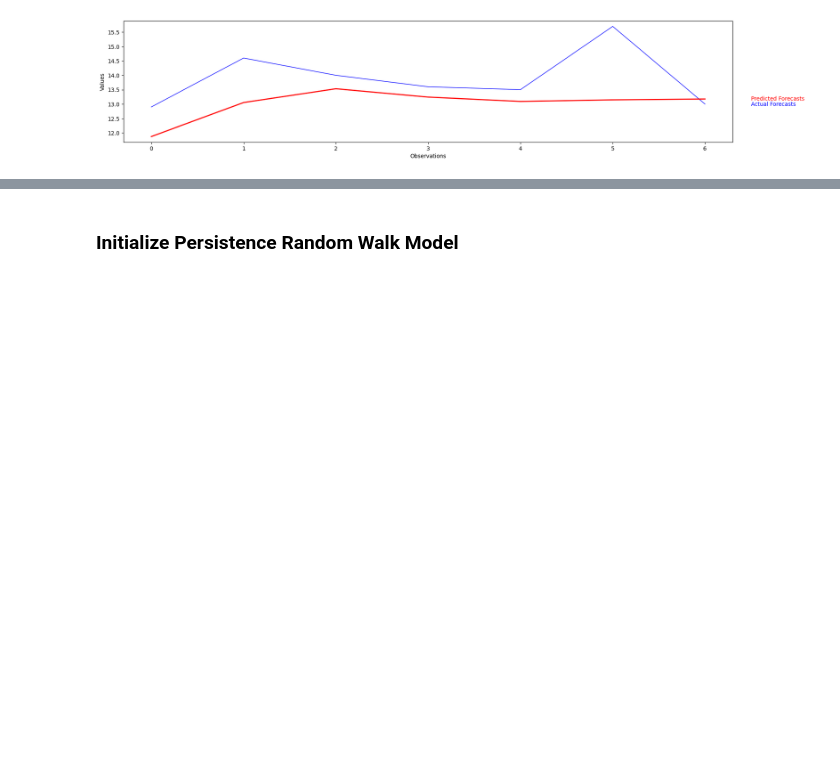
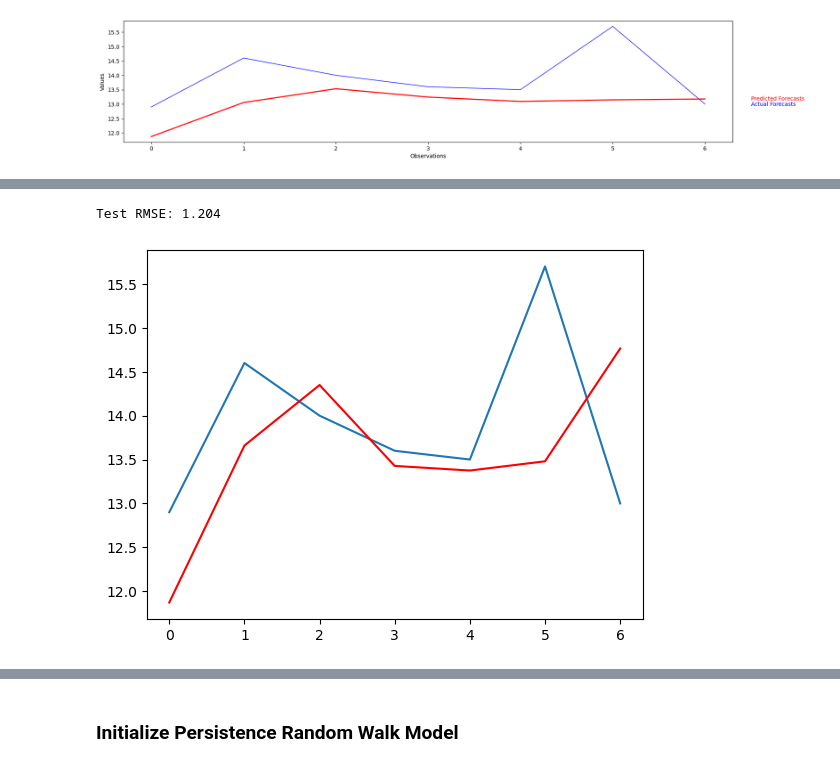
Before and after one commit to Brinkley97/applied_time_series_and_machine_learning, a Jupyter notebook: framework_for_time_series_data/on_hold/reproducing-temperature.ipynb, the cells around one changed output, grey strips where cells are left out. Drawn from its saved outputs; the diff is of its cells as text; code cells hidden in the pictures; blank space fills up the shorter version.

Commit message:
reproducing predictions

```diff
--- a/framework_for_time_series_data/on_hold/reproducing-temperature.ipynb
+++ b/framework_for_time_series_data/on_hold/reproducing-temperature.ipynb
@@ -244,0 +272,7 @@ EvaluationMetric.plot_predictions(y_true_predictons, predictions, lag_to_test)
+# %%
+# train autoregression
+window = 29
+model = AutoReg(train, lags=29)
+model_fit = model.fit()
+coef = model_fit.params
+coef
@@ -244,0 +299,13 @@ EvaluationMetric.plot_predictions(y_true_predictons, predictions, lag_to_test)
+# %%
+# walk forward over time steps in test
+# start_retrain_idx = len(historical_data) - lag_to_test
+# my_history = historical_data[start_retrain_idx:]
+# my_history = [my_history[i] for i in range(len(my_history))]
+# my_history
+
+import numpy as np
+start_retrain_idx = len(historical_data) - lag_to_test
+my_history = historical_data[start_retrain_idx:].values.tolist()
+for i in range(len(my_history)):
+    my_history[i] = np.array(my_history[i])
+my_history
@@ -244,0 +330,16 @@ EvaluationMetric.plot_predictions(y_true_predictons, predictions, lag_to_test)
+# %%
+predictions = list()
+
+for t in range(len(test)):
+    length = len(my_history)
+    lag = [my_history[i] for i in range(length-window,length)]
+    print(lag)
+
+    yhat = coef[0]
+    for d in range(window):
+        # print(d + 1, window-d-1)
+        yhat += coef[d+1] * lag[window-d-1]
+        obs = test[t]
+    predictions.append(yhat)
+    my_history.append(obs)
+    print('predicted=%f, expected=%f' % (yhat, obs))
@@ -244,0 +386,10 @@ EvaluationMetric.plot_predictions(y_true_predictons, predictions, lag_to_test)
+# %%
+rmse = sqrt(mean_squared_error(test, predictions))
+print('Test RMSE: %.3f' % rmse)
+# plot
+pyplot.plot(test)
+pyplot.plot(predictions, color='red')
+pyplot.show()
+# %% [output]
+Test RMSE: 1.204
+[figure, added]
```
Also changed, not shown: parts of 12 cells of this notebook, 2 other files.
